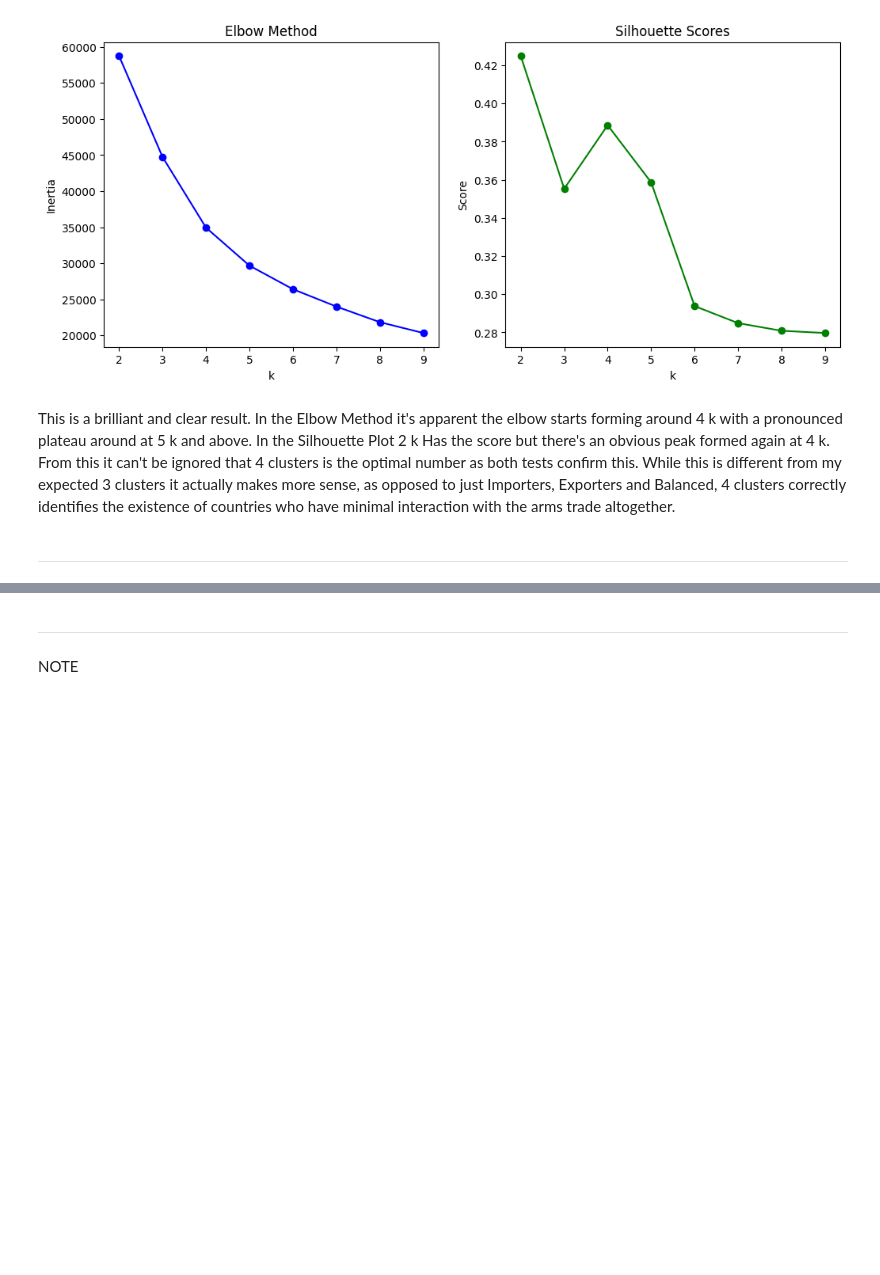
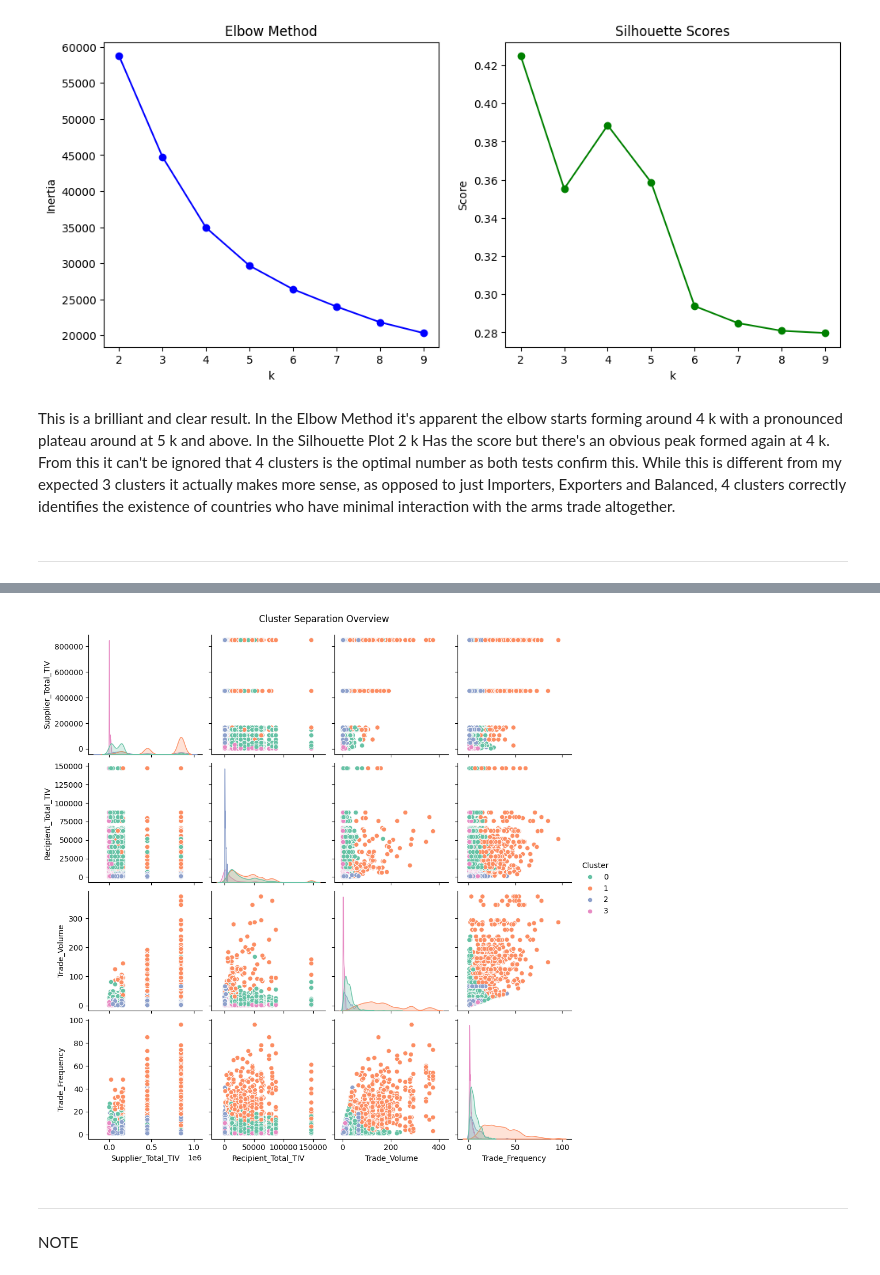
Before and after one commit to J-Bicheno/Arms-Import-Export-Analysis, a Jupyter notebook: jupyter_notebooks/ML_Pipeline.ipynb, the cells around one changed output, grey strips where cells are left out. Cells and saved outputs as stored; diff of their text form; code cells hidden in the pictures; blank space fills up the shorter version.

Commit message:
clustering model fitted with high quality results

```diff
--- a/jupyter_notebooks/ML_Pipeline.ipynb
+++ b/jupyter_notebooks/ML_Pipeline.ipynb
@@ -132,0 +135,4 @@ Section 2 content
+# %%
+optimal_k = 4
+kmeans = KMeans(n_clusters=optimal_k, random_state=42)
+arms_enhance_df['Cluster'] = kmeans.fit_predict(X_scaled)
@@ -133,3 +170,9 @@ Section 2 content
+# %%
+sns.pairplot(arms_enhance_df, vars=features, hue='Cluster', palette='Set2', diag_kind='kde')
+plt.suptitle("Cluster Separation Overview", y=1.02)
+plt.show()
+# %% [output]
+[figure, added]
 # %% [markdown]
 ---
 # %% [markdown]
```
Also changed, not shown: parts of 9 cells of this notebook.
